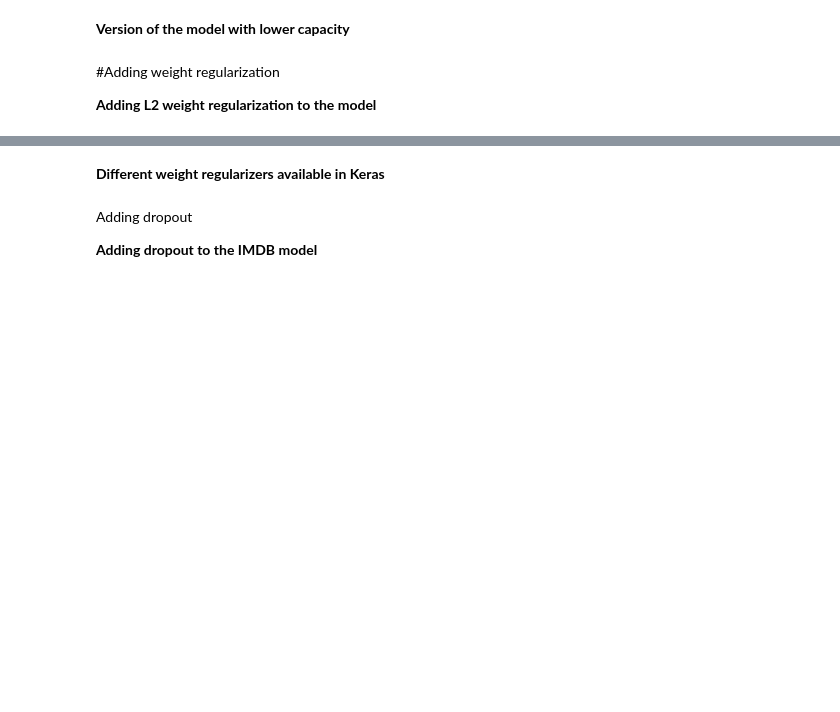
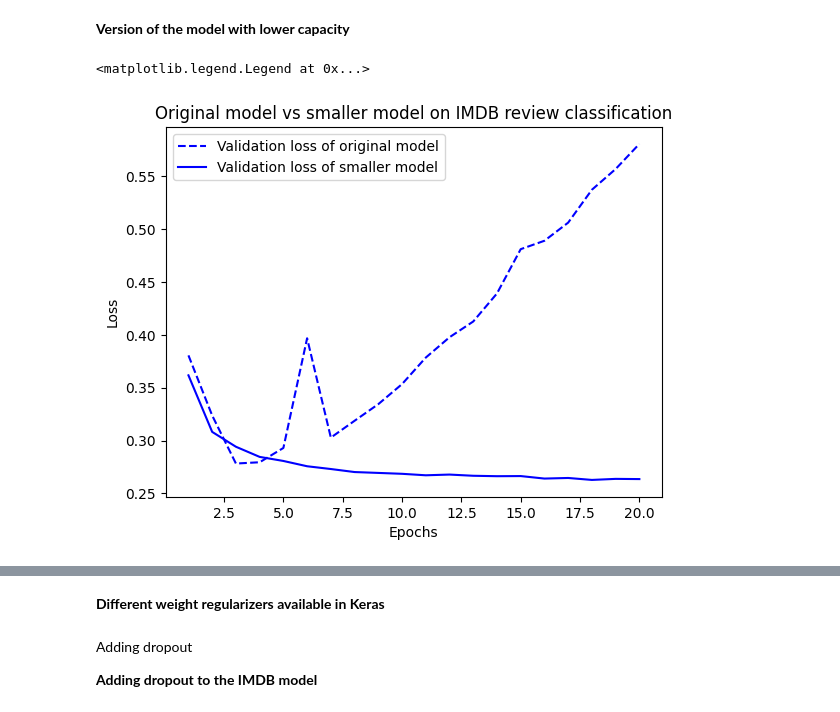
Before and after one commit to radhika3131/Deep_Learning_with_Python, a Jupyter notebook: ch_04_Fundamentals_of_Machine_Learning.ipynb, the cells around one changed output, grey strips where cells are left out. Drawn from its saved outputs; the diff is of its cells as text; code cells hidden in the pictures; blank space fills up the shorter version.

```diff
--- a/ch_04_Fundamentals_of_Machine_Learning.ipynb
+++ b/ch_04_Fundamentals_of_Machine_Learning.ipynb
@@ -389,7 +494,19 @@ model.compile(optimizer="rmsprop",
 history_smaller_model = model.fit(
     train_data, train_labels,
     epochs=20, batch_size=512, validation_split=0.4)
-# %% [markdown]
-#Adding weight regularization
-
-**Adding L2 weight regularization to the model**
+# %%
+import matplotlib.pyplot as plt
+val_loss = history_small_model.history["val_loss"]
+val_loss_org = history_original.history["val_loss"]
+epochs = range(1, 21)
+plt.plot(epochs, val_loss_org, "b--",
+         label="Validation loss of original model")
+plt.plot(epochs, val_loss, "b-",
+         label="Validation loss of smaller model")
+plt.title("Original model vs smaller model on IMDB review classification")
+plt.xlabel("Epochs")
+plt.ylabel("Loss")
+plt.legend()
+# %% [output]
+<matplotlib.legend.Legend at 0x...>
+[figure, added]
```
Also changed, not shown: parts of 15 cells of this notebook.
